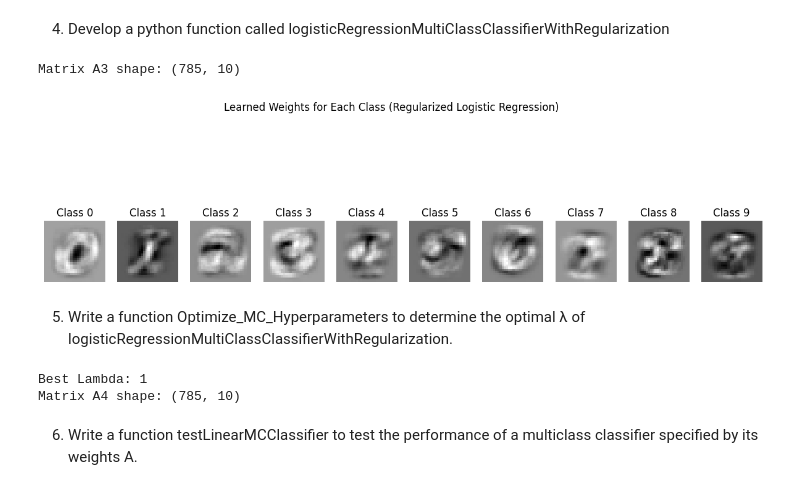
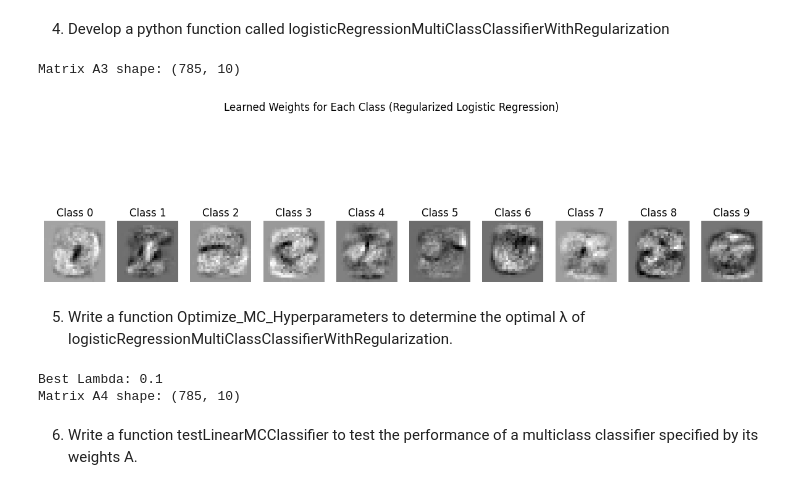
Before and after one commit to bmcano/homework-assignments, a Jupyter notebook: Machine-Learning/Project/Project.ipynb, the cells around one changed output. Drawn from its saved outputs; the diff is of its cells as text; code cells hidden in the pictures.

```diff
--- a/Machine-Learning/Project/Project.ipynb
+++ b/Machine-Learning/Project/Project.ipynb
@@ -408,46 +408,46 @@ Matrix A2 shape: (785, 10)
 4. Develop a python function called logisticRegressionMultiClassClassifierWithRegularization
 # %%
 #------TRAINING CODE --------------
-def logisticRegressionMultiClassClassifierWithRegularization(Xtrain, ytrain, lam = 0.1, iterations=100, step_size=1e-3):
+def logisticRegressionMultiClassClassifierWithRegularization(Xtrain, ytrain, lam = 0.1, iterations=800, step_size=1e-4):
     n_samples, n_features = Xtrain.shape
     n_classes = len(np.unique(ytrain))
     X_bias = np.hstack((Xtrain, np.ones((n_samples, 1))))
     Y_onehot = np.zeros((n_samples, n_classes))
     Y_onehot[np.arange(n_samples), ytrain.astype(int)] = 1
     A3 = np.zeros((n_features + 1, n_classes))
 
     for _ in range(iterations):
         scores = np.dot(X_bias, A3)
         exp_scores = np.exp(scores - np.max(scores, axis=1, keepdims=True))
         probabilities = exp_scores / np.sum(exp_scores, axis=1, keepdims=True)
         gradient = np.dot(X_bias.T, (probabilities - Y_onehot)) / n_samples
         gradient[:-1] += lam * A3[:-1]
         A3 -= step_size * gradient
 
     return A3
 
 #------SIMPLE TESTING ON THE TRAINING DATA ITSELF --------------
 A3 = logisticRegressionMultiClassClassifierWithRegularization(X_train, y_train, lam=0.1)
 print("Matrix A3 shape:", A3.shape)
 
 fig, axes = plt.subplots(1, 10, figsize=(15, 5))
 for i in range(10):
     weights = A3[:-1, i]
     image = np.reshape(weights, (28, 28))
     axes[i].imshow(image, cmap='gray')
     axes[i].set_title(f"Class {i}")
     axes[i].axis('off')
 
 plt.suptitle("Learned Weights for Each Class (Regularized Logistic Regression)")
 plt.show()
 # %% [output]
 Matrix A3 shape: (785, 10)
-[figure, old version]
+[figure, new version]
 # %% [markdown]
 5. Write a function Optimize_MC_Hyperparameters to determine the optimal λ of logisticRegressionMultiClassClassifierWithRegularization.
 # %%
 #------TRAINING CODE --------------
-def Optimize_MC_Hyperparameters(Xtrain, ytrain, Xval, yval, lambdas, iterations=100, step_size=1e-3):
+def Optimize_MC_Hyperparameters(Xtrain, ytrain, Xval, yval, lambdas, iterations=800, step_size=1e-4):
 
     best_lambda = None
     lowest_misclassifications = float('inf')
@@ -478,7 +478,7 @@ lambdas = [0.01, 0.1, 1, 10, 100]
 A4 = Optimize_MC_Hyperparameters(X_train, y_train, X_val, y_val, lambdas)
 print("Matrix A4 shape:", A4.shape)
 # %% [output]
-Best Lambda: 1
+Best Lambda: 0.1
 Matrix A4 shape: (785, 10)
 # %% [markdown]
 6. Write a function testLinearMCClassifier to test the performance of a multiclass classifier specified by its weights A.
```
Also changed, not shown: parts of 1 cell of this notebook.
